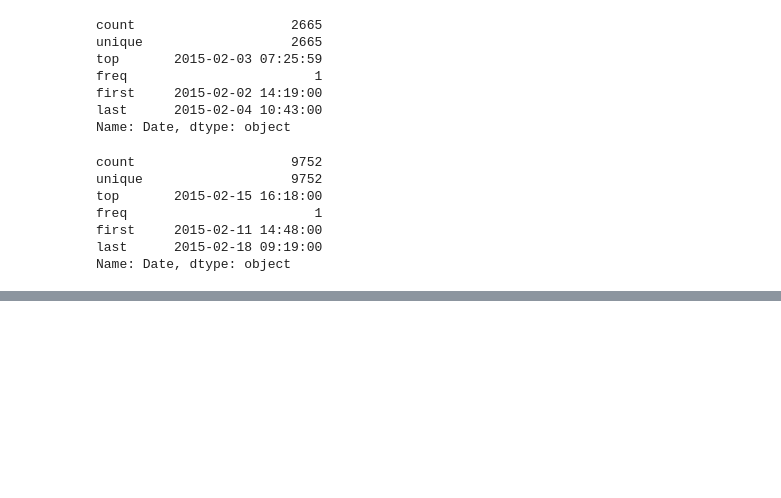
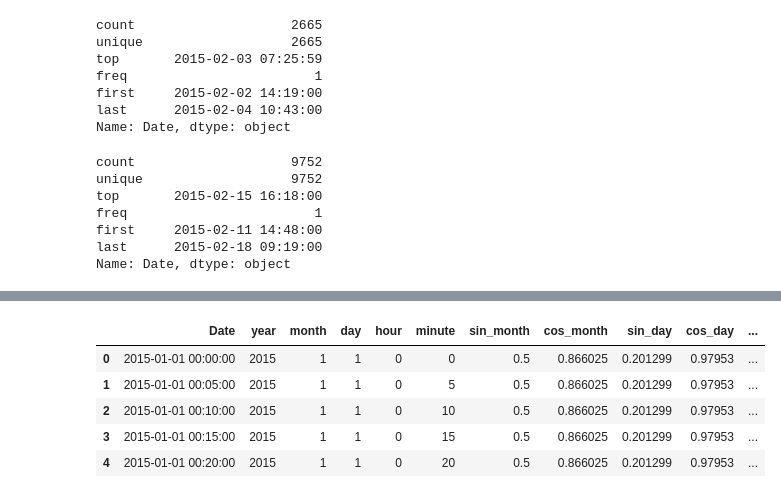
Before and after one commit to yungshun317/sklearn-occupancy-detection-time-series-forecasting, a Jupyter notebook: occupancy_detection_dataset.ipynb, the cells around one changed output, grey strips where cells are left out. Saved outputs shown, nothing was run; the diff lists cells and outputs as text; code cells hidden in the pictures; blank space fills up the shorter version.

```diff
--- a/occupancy_detection_dataset.ipynb
+++ b/occupancy_detection_dataset.ipynb
@@ -1082,0 +1188,40 @@ Unfortunately, there are missing values between three datasets. To simplify the
+# %%
+def cyclical_datetime(df, time_series, leap_year=False):
+    df['year'] = time_series.dt.year
+    df['month'] = time_series.dt.month
+    df['day'] = time_series.dt.day
+    df['hour'] = time_series.dt.hour
+    df['minute'] = time_series.dt.minute
+
+    months_in_year = 12
+
+    df['sin_month'] = np.sin(2*np.pi*df['month'] / months_in_year)
+    df['cos_month'] = np.cos(2*np.pi*df['month'] / months_in_year)
+
+    if leap_year == False:
+        days_in_month = [31, 28, 31, 30, 31, 30, 31, 31, 30, 31, 30, 31]
+    else:
+        days_in_month = [31, 29, 31, 30, 31, 30, 31, 31, 30, 31, 30, 31]
+
+    df['sin_day'] = df.apply(lambda row: np.sin(2*np.pi*row.day / days_in_month[row.month-1]), axis=1)
+    df['cos_day'] = df.apply(lambda row: np.cos(2*np.pi*row.day / days_in_month[row.month-1]), axis=1)
+
+    hours_in_day = 24
+
+    df['sin_hour'] = np.sin(2*np.pi*df['hour'] / hours_in_day)
+    df['cos_hour'] = np.cos(2*np.pi*df['hour'] / hours_in_day)
+
+    minutes_in_hour = 60
+
+    df['sin_minute'] = np.sin(2*np.pi*df['minute'] / minutes_in_hour)
+    df['cos_minute'] = np.cos(2*np.pi*df['minute'] / minutes_in_hour)
+
+cyclical_datetime(demo_data, demo_data['Date'])
+demo_data.head()
+# %% [output]
+|  | Date | year | month | day | hour | minute | sin_month | cos_month | sin_day | cos_day | ... |
+| 0 | 2015-01-01 00:00:00 | 2015 | 1 | 1 | 0 | 0 | 0.5 | 0.866025 | 0.201299 | 0.97953 | ... |
+| 1 | 2015-01-01 00:05:00 | 2015 | 1 | 1 | 0 | 5 | 0.5 | 0.866025 | 0.201299 | 0.97953 | ... |
+| 2 | 2015-01-01 00:10:00 | 2015 | 1 | 1 | 0 | 10 | 0.5 | 0.866025 | 0.201299 | 0.97953 | ... |
+| 3 | 2015-01-01 00:15:00 | 2015 | 1 | 1 | 0 | 15 | 0.5 | 0.866025 | 0.201299 | 0.97953 | ... |
+| 4 | 2015-01-01 00:20:00 | 2015 | 1 | 1 | 0 | 20 | 0.5 | 0.866025 | 0.201299 | 0.97953 | ... |
```
Also changed, not shown: parts of 18 cells of this notebook.
